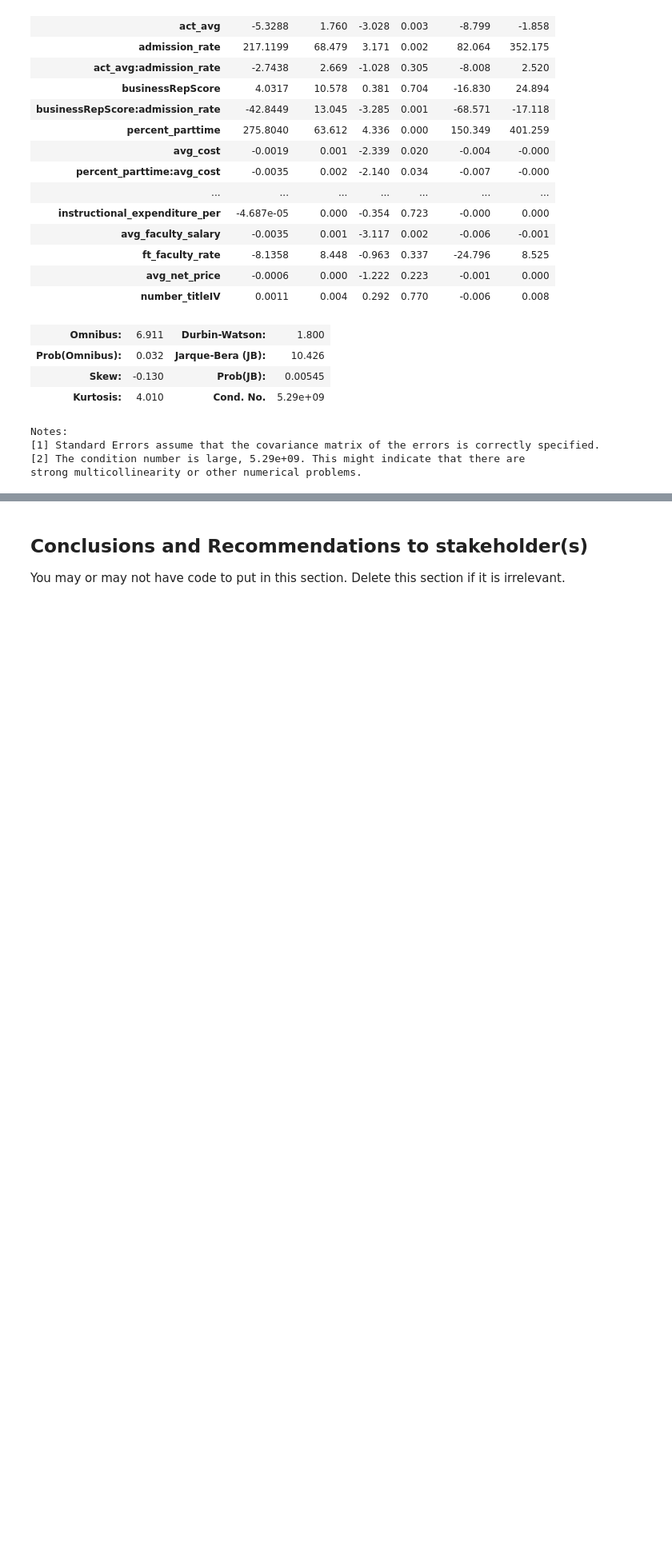
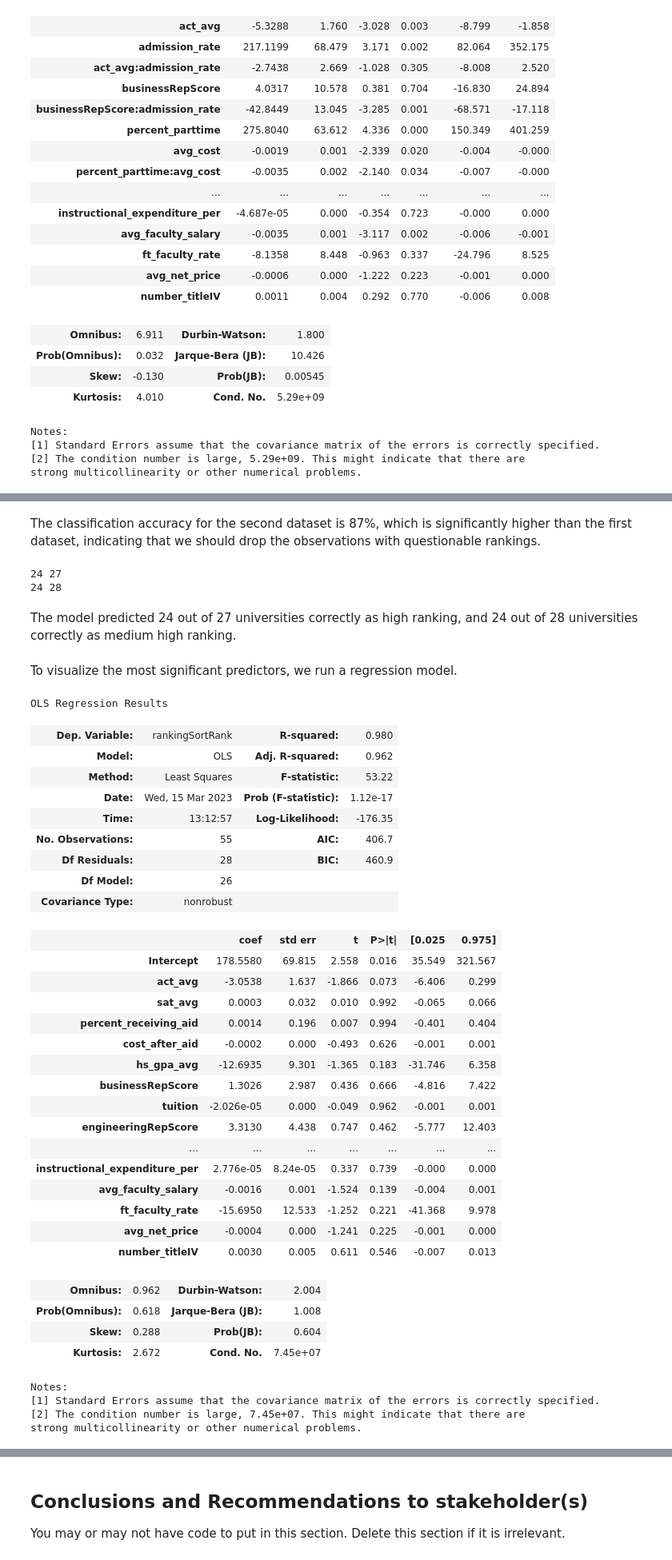
Before and after one commit to shrayvaidya/datasci303-2, a Jupyter notebook: ProjectCode_SIMP (1).ipynb, the cells around one changed output, grey strips where cells are left out. Shown at 80% size. Cells and saved outputs as stored; diff of their text form; code cells hidden in the pictures; blank space fills up the shorter version.

```diff
--- a/ProjectCode_SIMP (1).ipynb
+++ b/ProjectCode_SIMP (1).ipynb
@@ -1093,0 +1216,7 @@ strong multicollinearity or other numerical problems.
+# %%
+from sklearn.model_selection import LeaveOneOut
+df = pd.read_csv("newdata.csv")
+pred_high = pd.read_csv("predicted_h_newdata.csv")
+pred_high_230 = pd.read_csv("predicted_h_230rows_newdata.csv")
+pred_high = pred_high.fillna(pred_high.mean())
+pred_high_230 = pred_high_230.fillna(pred_high_230.mean())
@@ -1093,0 +1412,58 @@ strong multicollinearity or other numerical problems.
+# %% [markdown]
+The classification accuracy for the second dataset is 87%, which is significantly higher than the first dataset, indicating that we should drop the observations with questionable rankings.
+# %%
+print(correct_h, len(high_df))
+print(correct_m, len(med_high_df))
+# %% [output]
+24 27
+24 28
+# %% [markdown]
+The model predicted 24 out of 27 universities correctly as high ranking, and 24 out of 28 universities correctly as medium high ranking.
+# %% [markdown]
+To visualize the most significant predictors, we run a regression model.
+# %%
+predictors = ['act_avg', 'sat_avg','percent_receiving_aid',
+       'cost_after_aid', 'hs_gpa_avg','businessRepScore', 'tuition',
+       'engineeringRepScore','branches', 'admission_rate',
+       'ug_enrollment', 'percent_black', 'percent_hispanic',
+       'percent_asian', 'percent_aian', 'percent_nhpi', 'percent_twoormore',
+       'percent_nra', 'percent_unknown', 'percent_parttime', 'tuition_revenue_per',
+       'instructional_expenditure_per', 'avg_faculty_salary',
+       'ft_faculty_rate', 'avg_net_price', 'number_titleIV', 'sat_avg']
+model = sm.ols('rankingSortRank~' + '+'.join(predictors),data = pred_high_230).fit()
+model.summary()
+# %% [output]
+OLS Regression Results
+| Dep. Variable: | rankingSortRank | R-squared: | 0.980 |
+| Model: | OLS | Adj. R-squared: | 0.962 |
+| Method: | Least Squares | F-statistic: | 53.22 |
+| Date: | Wed, 15 Mar 2023 | Prob (F-statistic): | 1.12e-17 |
+| Time: | 13:12:57 | Log-Likelihood: | -176.35 |
+| No. Observations: | 55 | AIC: | 406.7 |
+| Df Residuals: | 28 | BIC: | 460.9 |
+| Df Model: | 26 |  |  |
+| Covariance Type: | nonrobust |  |  |
+|  | coef | std err | t | P>|t| | [0.025 | 0.975] |
+| Intercept | 178.5580 | 69.815 | 2.558 | 0.016 | 35.549 | 321.567 |
+| act_avg | -3.0538 | 1.637 | -1.866 | 0.073 | -6.406 | 0.299 |
+| sat_avg | 0.0003 | 0.032 | 0.010 | 0.992 | -0.065 | 0.066 |
+| percent_receiving_aid | 0.0014 | 0.196 | 0.007 | 0.994 | -0.401 | 0.404 |
+| cost_after_aid | -0.0002 | 0.000 | -0.493 | 0.626 | -0.001 | 0.001 |
+| hs_gpa_avg | -12.6935 | 9.301 | -1.365 | 0.183 | -31.746 | 6.358 |
+| businessRepScore | 1.3026 | 2.987 | 0.436 | 0.666 | -4.816 | 7.422 |
+| tuition | -2.026e-05 | 0.000 | -0.049 | 0.962 | -0.001 | 0.001 |
+| engineeringRepScore | 3.3130 | 4.438 | 0.747 | 0.462 | -5.777 | 12.403 |
+| ... | ... | ... | ... | ... | ... | ... |
+| instructional_expenditure_per | 2.776e-05 | 8.24e-05 | 0.337 | 0.739 | -0.000 | 0.000 |
+| avg_faculty_salary | -0.0016 | 0.001 | -1.524 | 0.139 | -0.004 | 0.001 |
+| ft_faculty_rate | -15.6950 | 12.533 | -1.252 | 0.221 | -41.368 | 9.978 |
+| avg_net_price | -0.0004 | 0.000 | -1.241 | 0.225 | -0.001 | 0.000 |
+| number_titleIV | 0.0030 | 0.005 | 0.611 | 0.546 | -0.007 | 0.013 |
+| Omnibus: | 0.962 | Durbin-Watson: | 2.004 |
+| Prob(Omnibus): | 0.618 | Jarque-Bera (JB): | 1.008 |
+| Skew: | 0.288 | Prob(JB): | 0.604 |
+| Kurtosis: | 2.672 | Cond. No. | 7.45e+07 |
+Notes:
+[1] Standard Errors assume that the covariance matrix of the errors is correctly specified.
+[2] The condition number is large, 7.45e+07. This might indicate that there are
+strong multicollinearity or other numerical problems.
```
Also changed, not shown: parts of 28 cells of this notebook, 1 other file.
